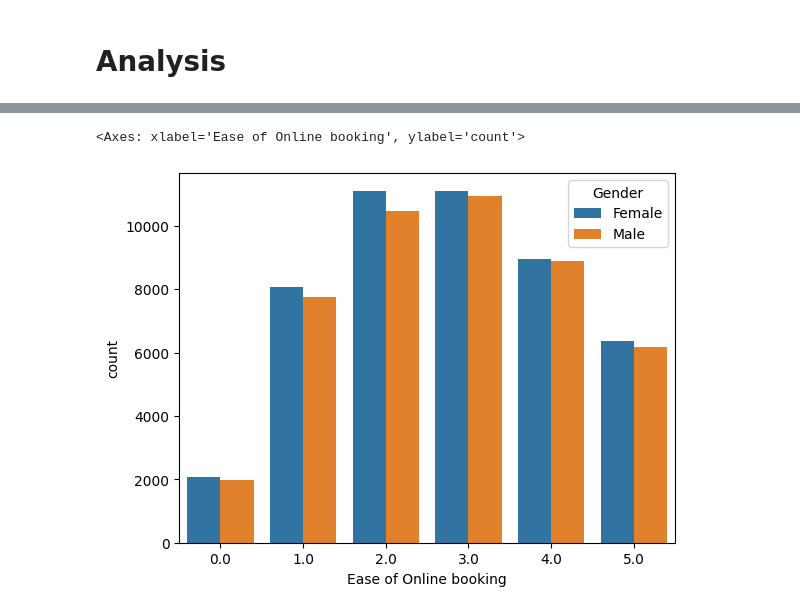
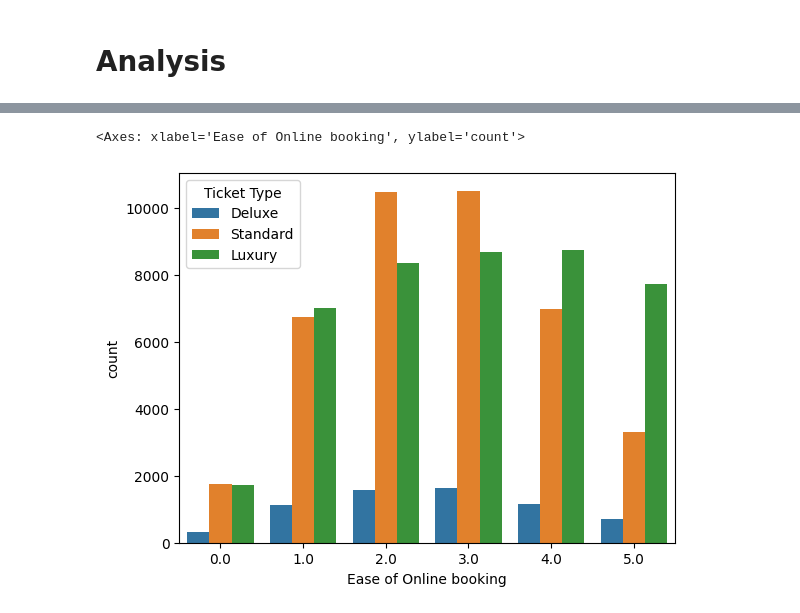
Before and after one commit to jaspereap/machine-learning-pipeline, a Jupyter notebook: eda.ipynb, the cells around one changed output, grey strips where cells are left out. Cells and saved outputs as stored; diff of their text form; code cells hidden in the pictures.

```diff
--- a/eda.ipynb
+++ b/eda.ipynb
@@ -551,5 +594,5 @@ Length: 77, dtype: int64
 # %%
-sns.countplot(data=merged_data, x = 'Ease of Online booking', hue='Gender')
+sns.countplot(data=merged_data, hue='Ticket Type', x='Ease of Online booking')
 # %% [output]
 <Axes: xlabel='Ease of Online booking', ylabel='count'>
-[figure, old version]
+[figure, new version]
```
Also changed, not shown: parts of 16 cells of this notebook.
